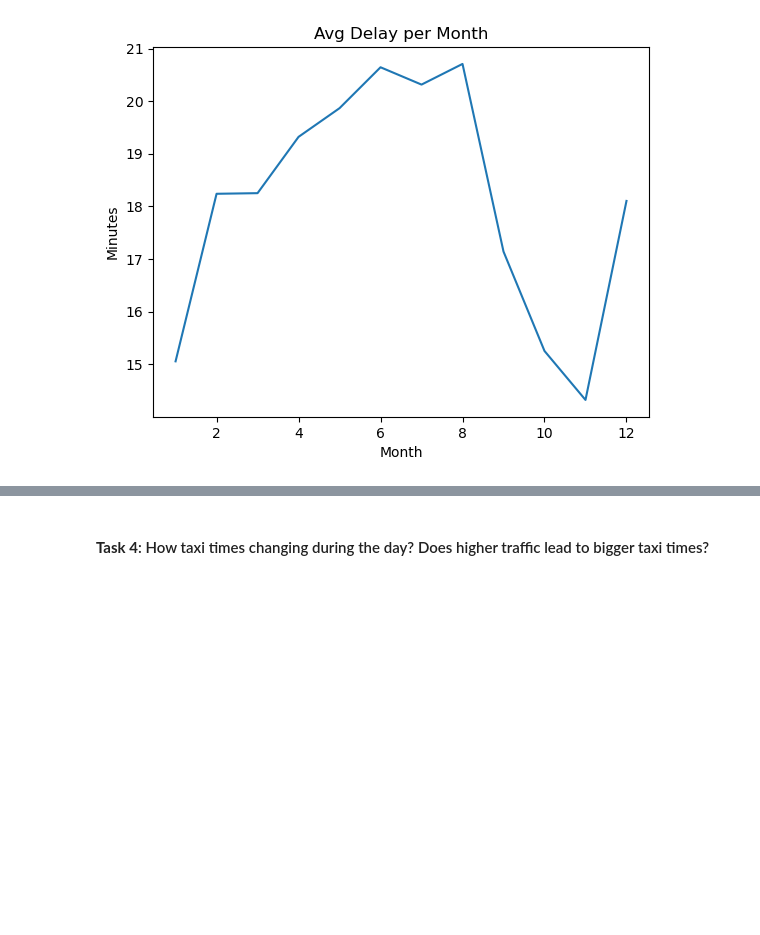
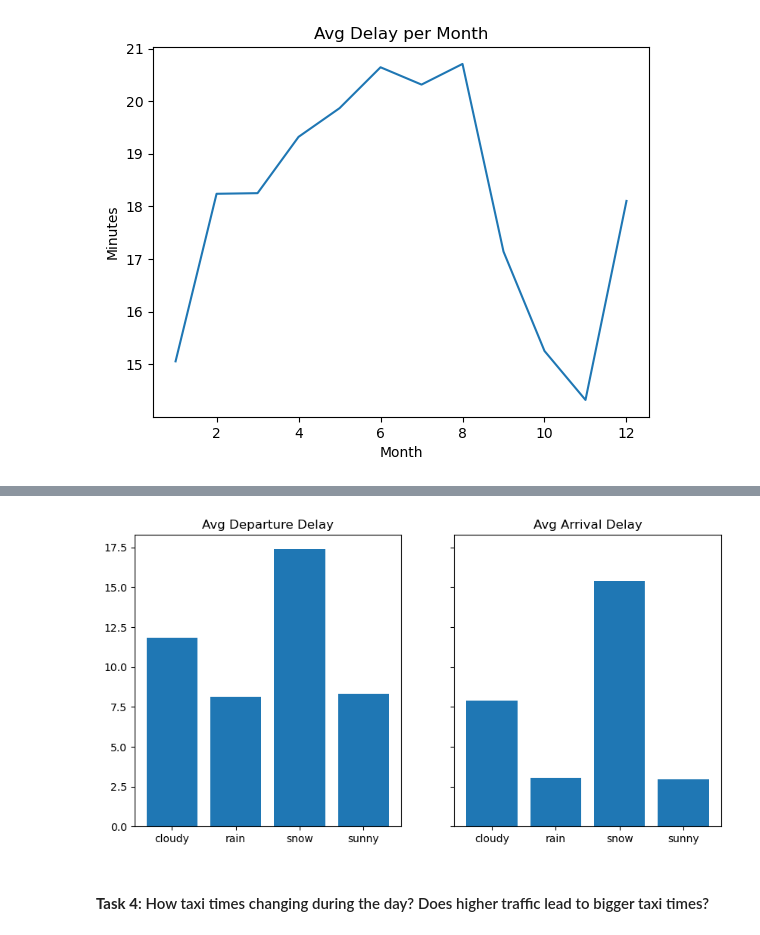
Before and after one commit to Malcolm-Q/Mid-Term, a Jupyter notebook: src/exploratory_analysis.ipynb, the cells around one changed output, grey strips where cells are left out. Saved outputs shown, nothing was run; the diff lists cells and outputs as text; code cells hidden in the pictures; blank space fills up the shorter version.

Commit message:
Weather collection

```diff
--- a/src/exploratory_analysis.ipynb
+++ b/src/exploratory_analysis.ipynb
@@ -101,4 +105,22 @@ Use the API to pull the weather information for flights. There is no need to get
 Test the hypothesis that these 4 delays are from the same distribution. If they are not, which ones are significantly different?
+# %%
+# Collect weather data for a sample and join it to the sample
+dirty_df = pd.concat([pd.read_csv('../data/messy_data_EDA/EDA_delayed.csv'), pd.read_csv('../data/messy_data_EDA/EDA_on_time.csv')])
+#weather_sample = harvest_weather_data(df = dirty_df[['origin_city_name','fl_date']],save=True,prefix='dirty_sample')
+weather_sample = pd.read_csv('../data/weather/dirty_sampleweather_data.csv',index_col=0)
+weather_sample = clean_weather(weather_sample.weather)
+weather_sample.reset_index(inplace=True,drop=True)
+dirty_df.reset_index(inplace=True,drop=True)
+dirty_weather_df = pd.concat([dirty_df,weather_sample],axis=1)
+# %%
+fix, ax = plt.subplots(1,2,figsize=(10,5),sharey=True)
+ax[0].bar(['cloudy','rain','snow','sunny'], dirty_weather_df.groupby(by='weather').dep_delay.mean())
+ax[0].set_title('Avg Departure Delay')
+ax[1].bar(['cloudy','rain','snow','sunny'], dirty_weather_df.groupby(by='weather').arr_delay.mean())
+ax[1].set_title('Avg Arrival Delay')
+plt.show()
+# %% [output]
+[figure, added]
 # %% [markdown]
 #### **Task 4**: How taxi times changing during the day? Does higher traffic lead to bigger taxi times?
 # %%
```
Also changed, not shown: parts of 5 cells of this notebook, 2 other files.
